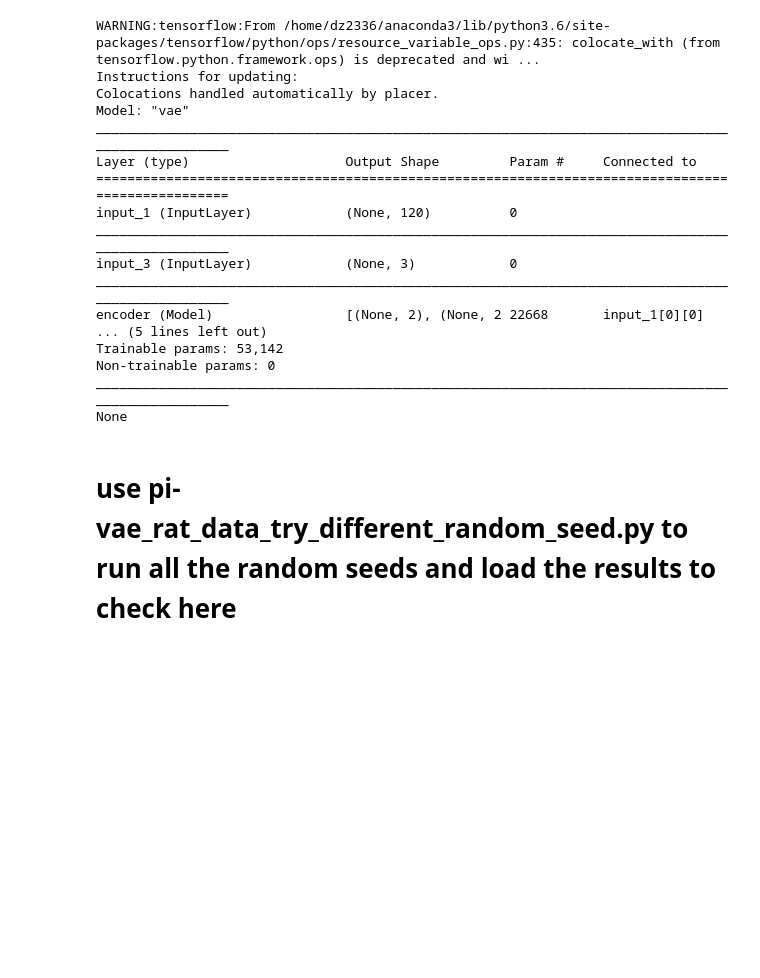
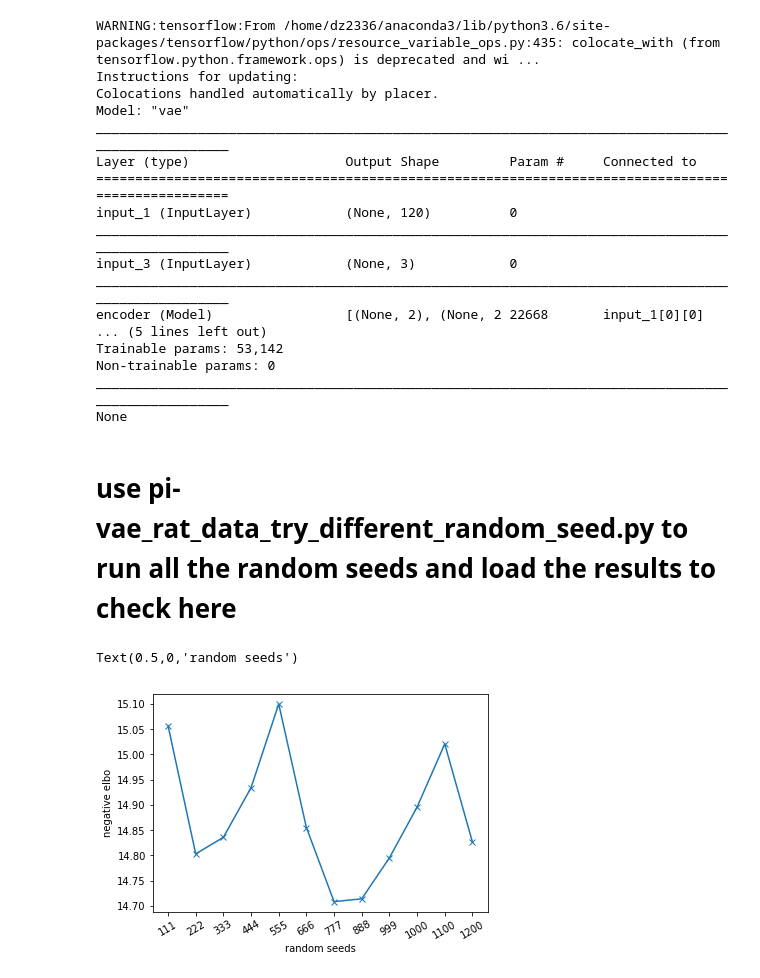
Before and after one commit to zhd96/pi-vae, a Jupyter notebook: examples/pi-vae_rat_data_different_random_seed_results.ipynb, the cells around one changed output. Saved outputs shown, nothing was run; the diff lists cells and outputs as text; code cells hidden in the pictures; blank space fills up the shorter version.

```diff
--- a/examples/pi-vae_rat_data_different_random_seed_results.ipynb
+++ b/examples/pi-vae_rat_data_different_random_seed_results.ipynb
@@ -90,3 +96,11 @@ None
+# %%
+plt.plot(elbo_samples_all.mean(axis=0),'-x')
+plt.xticks(np.arange(len(seed_vec)), seed_vec, rotation = 30);
+plt.ylabel('negative elbo')
+plt.xlabel('random seeds')
+# %% [output]
+Text(0.5,0,'random seeds')
+[figure, added]
 # %%
 seed_vec = [111,222,333,444,555,666,777,888,999,1000,1100,1200]
 def get_tc_rd(y, hd, hd_bins): # compute empirical tunning curve of data
```
Also changed, not shown: parts of 2 cells of this notebook, 3 other files.
